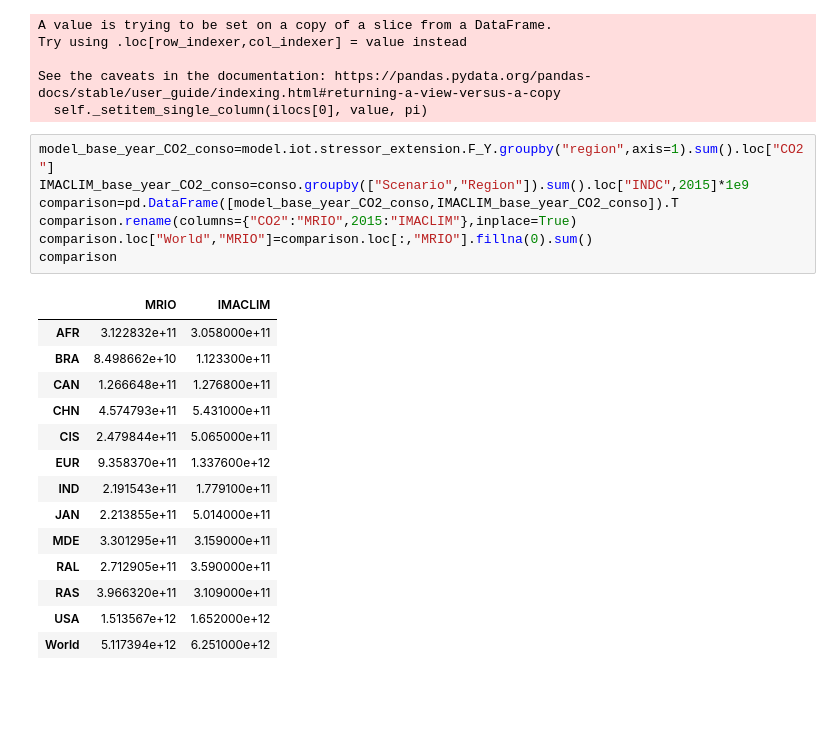
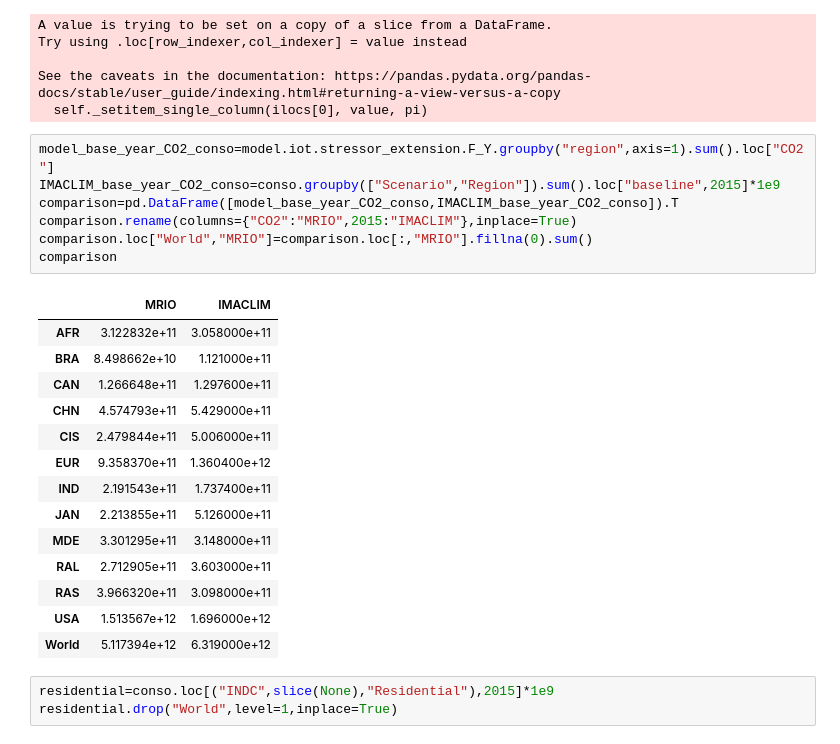
Before and after one commit to Maestrofinn/MatMat-Trade, a Jupyter notebook: IMACLIM_explo.ipynb, the cells around one changed output. Saved outputs shown, nothing was run; the diff lists cells and outputs as text; blank space fills up the shorter version.

```diff
--- a/IMACLIM_explo.ipynb
+++ b/IMACLIM_explo.ipynb
@@ -294,23 +294,26 @@ See the caveats in the documentation: https://pandas.pydata.org/pandas-docs/stab
   self._setitem_single_column(ilocs[0], value, pi)
 # %%
 model_base_year_CO2_conso=model.iot.stressor_extension.F_Y.groupby("region",axis=1).sum().loc["CO2"]
-IMACLIM_base_year_CO2_conso=conso.groupby(["Scenario","Region"]).sum().loc["INDC",2015]*1e9
+IMACLIM_base_year_CO2_conso=conso.groupby(["Scenario","Region"]).sum().loc["baseline",2015]*1e9
 comparison=pd.DataFrame([model_base_year_CO2_conso,IMACLIM_base_year_CO2_conso]).T
 comparison.rename(columns={"CO2":"MRIO",2015:"IMACLIM"},inplace=True)
 comparison.loc["World","MRIO"]=comparison.loc[:,"MRIO"].fillna(0).sum()
 comparison
 # %% [output]
 |  | MRIO | IMACLIM |
 | AFR | 3.122832e+11 | 3.058000e+11 |
-| BRA | 8.498662e+10 | 1.123300e+11 |
-| CAN | 1.266648e+11 | 1.276800e+11 |
-| CHN | 4.574793e+11 | 5.431000e+11 |
-| CIS | 2.479844e+11 | 5.065000e+11 |
-| EUR | 9.358370e+11 | 1.337600e+12 |
-| IND | 2.191543e+11 | 1.779100e+11 |
-| JAN | 2.213855e+11 | 5.014000e+11 |
-| MDE | 3.301295e+11 | 3.159000e+11 |
-| RAL | 2.712905e+11 | 3.590000e+11 |
-| RAS | 3.966320e+11 | 3.109000e+11 |
-| USA | 1.513567e+12 | 1.652000e+12 |
-| World | 5.117394e+12 | 6.251000e+12 |
+| BRA | 8.498662e+10 | 1.121000e+11 |
+| CAN | 1.266648e+11 | 1.297600e+11 |
+| CHN | 4.574793e+11 | 5.429000e+11 |
+| CIS | 2.479844e+11 | 5.006000e+11 |
+| EUR | 9.358370e+11 | 1.360400e+12 |
+| IND | 2.191543e+11 | 1.737400e+11 |
+| JAN | 2.213855e+11 | 5.126000e+11 |
+| MDE | 3.301295e+11 | 3.148000e+11 |
+| RAL | 2.712905e+11 | 3.603000e+11 |
+| RAS | 3.966320e+11 | 3.098000e+11 |
+| USA | 1.513567e+12 | 1.696000e+12 |
+| World | 5.117394e+12 | 6.319000e+12 |
+# %%
+residential=conso.loc[("INDC",slice(None),"Residential"),2015]*1e9
+residential.drop("World",level=1,inplace=True)
```
Also changed, not shown: parts of 25 cells of this notebook, 1 other file.
